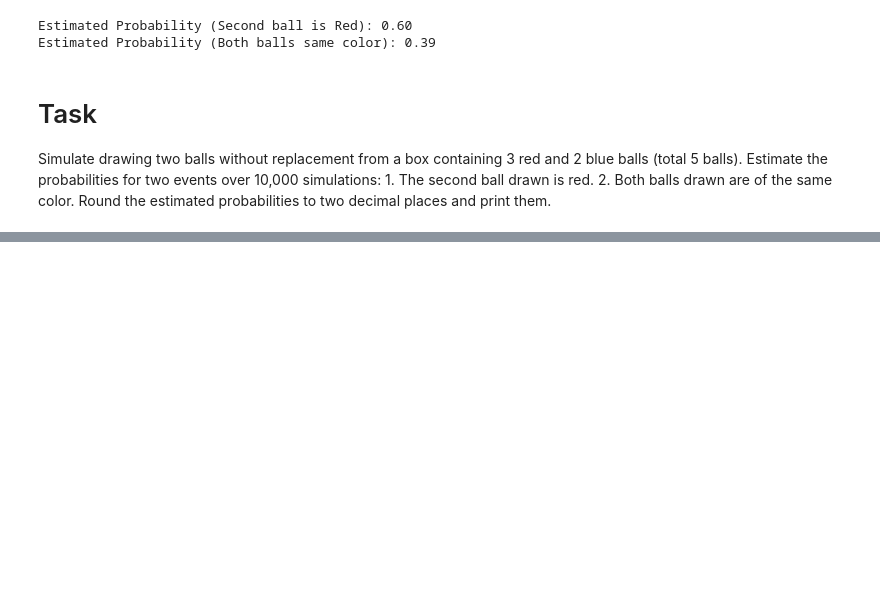
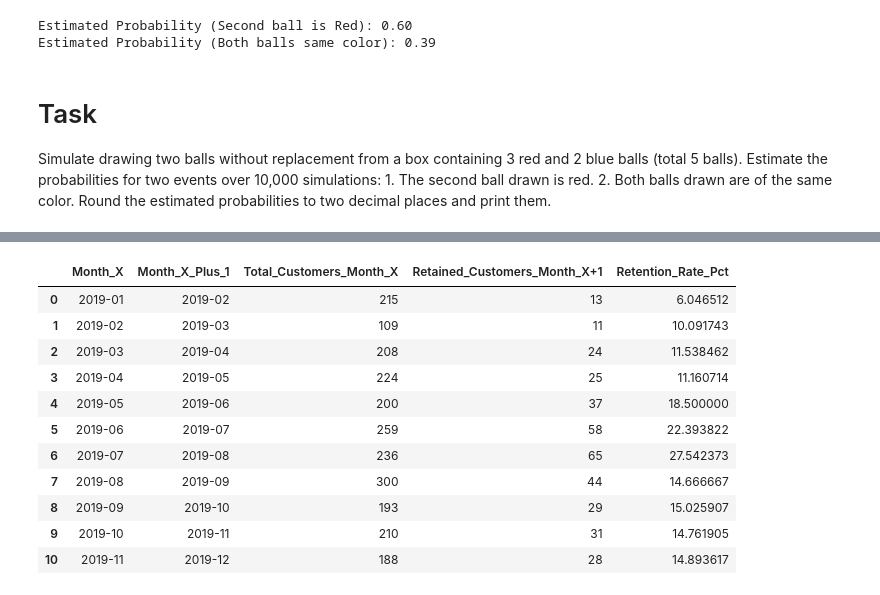
Before and after one commit to shridhar2k9/AI-ML, a Jupyter notebook: Untitled4.ipynb, the cells around one changed output, grey strips where cells are left out. Drawn from its saved outputs; the diff is of its cells as text; code cells hidden in the pictures; blank space fills up the shorter version.

```diff
--- a/Untitled4.ipynb
+++ b/Untitled4.ipynb
@@ -730,0 +770,67 @@ print(sol1)
+# %%
+"""
+3.Identify periods with the strongest and weakest retention rates. What strategies could be implemented
+to improve retention during weaker months?
+
+Hint: Retention isn’t just about who appeared again — it's about how many of this month's customers
+returned the next month, as a percentage of the original month's customers. Think about comparing
+each month’s customer list to the next month’s, and calculate what fraction was retained.
+Monthly Retention rate = (Customers in Month X who returned in Month X+1) /  (total number of customers in month X)
+
+Hint: For periods with weaker retention, consider what might lead to customer churn and what proactive measures could re-engage them.
+"""
+online_sales_data['Transaction_Date'] = pd.to_datetime(online_sales_data['Transaction_Date'])
+online_sales_data['YearMonth'] = online_sales_data['Transaction_Date'].dt.to_period('M')
+
+monthly_customers = online_sales_data.groupby('YearMonth')['CustomerID'].unique().to_dict()
+
+retained_customers_per_month = {}
+
+sorted_months = sorted(monthly_customers.keys())
+
+for i in range(len(sorted_months) - 1):
+    current_month = sorted_months[i]
+    next_month = sorted_months[i+1]
+
+    current_month_customers = set(monthly_customers[current_month])
+    next_month_customers = set(monthly_customers[next_month])
+    retained_in_next_month = current_month_customers.intersection(next_month_customers)
+
+    retained_customers_per_month[current_month] = list(retained_in_next_month)
+
+    retention_rates = []
+
+for i in range(len(sorted_months) - 1):
+    current_month = sorted_months[i]
+    total_customers_in_month_x = len(monthly_customers[current_month])
+
+    customers_retained_in_next_month = len(retained_customers_per_month.get(current_month, []))
+
+    if total_customers_in_month_x > 0:
+        retention_rate = (customers_retained_in_next_month / total_customers_in_month_x) * 100
+    else:
+        retention_rate = 0.0
+
+    retention_rates.append({
+        'Month_X': current_month.start_time.strftime('%Y-%m'),
+        'Month_X_Plus_1': sorted_months[i+1].start_time.strftime('%Y-%m'),
+        'Total_Customers_Month_X': total_customers_in_month_x,
+        'Retained_Customers_Month_X+1': customers_retained_in_next_month,
+        'Retention_Rate_Pct': retention_rate
+    })
+
+retention_df = pd.DataFrame(retention_rates)
+display(retention_df)
+# %% [output]
+|  | Month_X | Month_X_Plus_1 | Total_Customers_Month_X | Retained_Customers_Month_X+1 | Retention_Rate_Pct |
+| 0 | 2019-01 | 2019-02 | 215 | 13 | 6.046512 |
+| 1 | 2019-02 | 2019-03 | 109 | 11 | 10.091743 |
+| 2 | 2019-03 | 2019-04 | 208 | 24 | 11.538462 |
+| 3 | 2019-04 | 2019-05 | 224 | 25 | 11.160714 |
+| 4 | 2019-05 | 2019-06 | 200 | 37 | 18.500000 |
+| 5 | 2019-06 | 2019-07 | 259 | 58 | 22.393822 |
+| 6 | 2019-07 | 2019-08 | 236 | 65 | 27.542373 |
+| 7 | 2019-08 | 2019-09 | 300 | 44 | 14.666667 |
+| 8 | 2019-09 | 2019-10 | 193 | 29 | 15.025907 |
+| 9 | 2019-10 | 2019-11 | 210 | 31 | 14.761905 |
+| 10 | 2019-11 | 2019-12 | 188 | 28 | 14.893617 |
```
Also changed, not shown: parts of 4 cells of this notebook.
